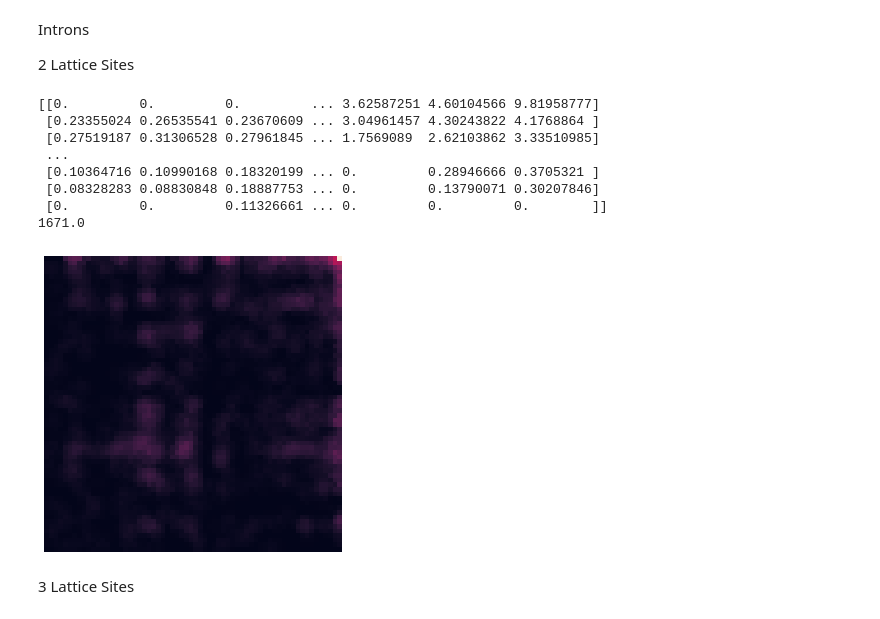
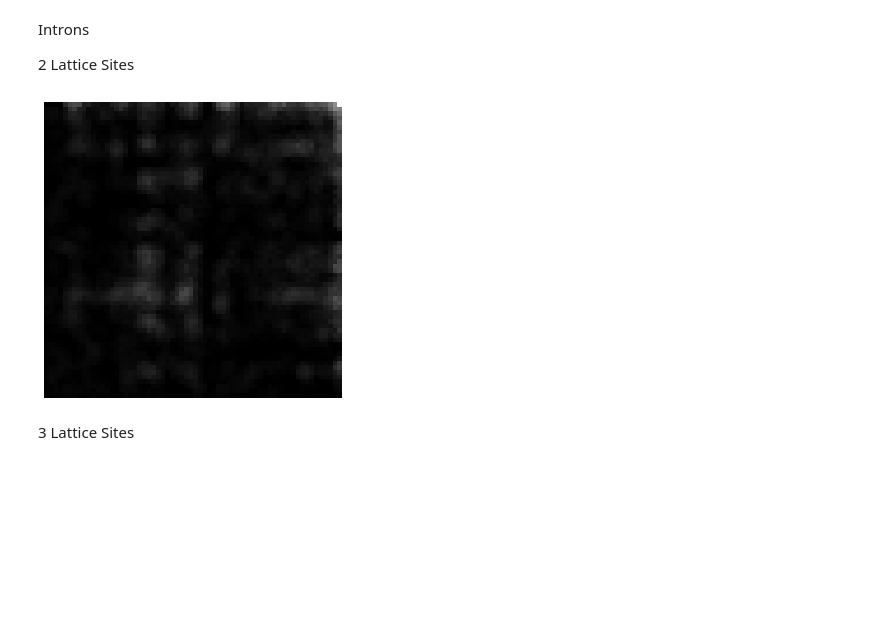
Before and after one commit to ZefCo/Thesis, a Jupyter notebook: ML/FractalGeneratorTest.ipynb, the cells around one changed output. Saved outputs shown, nothing was run; the diff lists cells and outputs as text; code cells hidden in the pictures; blank space fills up the shorter version.

```diff
--- a/ML/FractalGeneratorTest.ipynb
+++ b/ML/FractalGeneratorTest.ipynb
@@ -293,19 +340,12 @@ Introns
 # %%
 intron = time_embedding(intron_sample.upper())
 
 intron_test = gaussian(intron, grid, delta = 2)
 plot_image(intron, save = cwd / "Fractal_Intron.png")
 plot_heatmap_test(intron_test, save = intron_save)
+save_Image(intron_test, intron_save)
 # %% [output]
-[[0.         0.         0.         ... 3.62587251 4.60104566 9.81958777]
- [0.23355024 0.26535541 0.23670609 ... 3.04961457 4.30243822 4.1768864 ]
- [0.27519187 0.31306528 0.27961845 ... 1.7569089  2.62103862 3.33510985]
- ...
- [0.10364716 0.10990168 0.18320199 ... 0.         0.28946666 0.3705321 ]
- [0.08328283 0.08830848 0.18887753 ... 0.         0.13790071 0.30207846]
- [0.         0.         0.11326661 ... 0.         0.         0.        ]]
-1671.0
-[figure, old version]
+[figure, new version]
 # %% [markdown]
 3 Lattice Sites
 # %%
```
Also changed, not shown: parts of 14 cells of this notebook, 1 other file.
